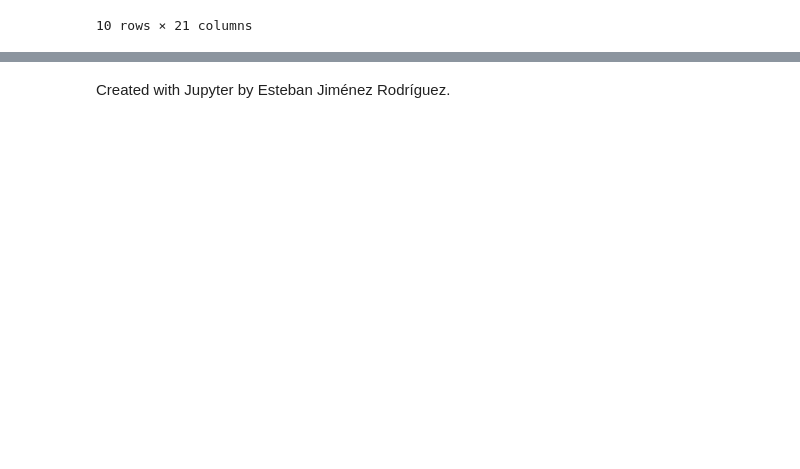
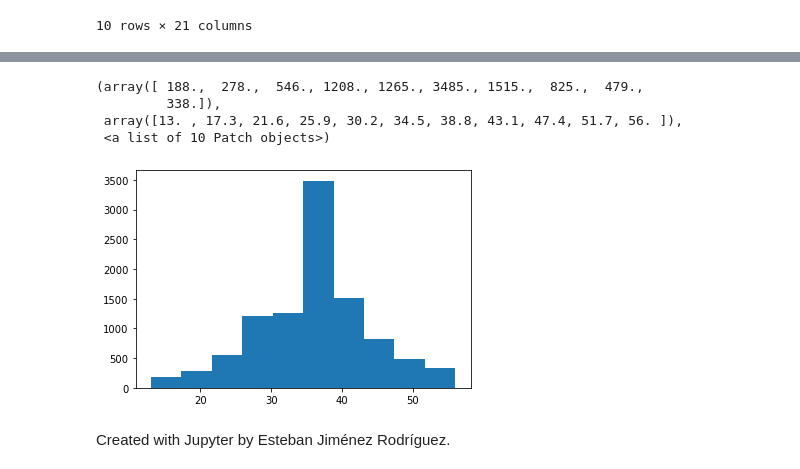
Before and after one commit to IvanArellanoRuelas/ProyectoModulo1_ArellanoI_LafargaI, a Jupyter notebook: ProyectoModulo1_ArellanoI_LafargaI.ipynb, the cells around one changed output, grey strips where cells are left out. Cells and saved outputs as stored; diff of their text form; code cells hidden in the pictures; blank space fills up the shorter version.

```diff
--- a/ProyectoModulo1_ArellanoI_LafargaI.ipynb
+++ b/ProyectoModulo1_ArellanoI_LafargaI.ipynb
@@ -98,3 +114,11 @@ db.head(10)
+# %%
+plt.hist(db['Months_on_book'])
+# %% [output]
+(array([ 188.,  278.,  546., 1208., 1265., 3485., 1515.,  825.,  479.,
+         338.]),
+ array([13. , 17.3, 21.6, 25.9, 30.2, 34.5, 38.8, 43.1, 47.4, 51.7, 56. ]),
+ <a list of 10 Patch objects>)
+[figure, added]
 # %% [markdown]
 <script>
   $(document).ready(function(){
```
Also changed, not shown: parts of 4 cells of this notebook.
